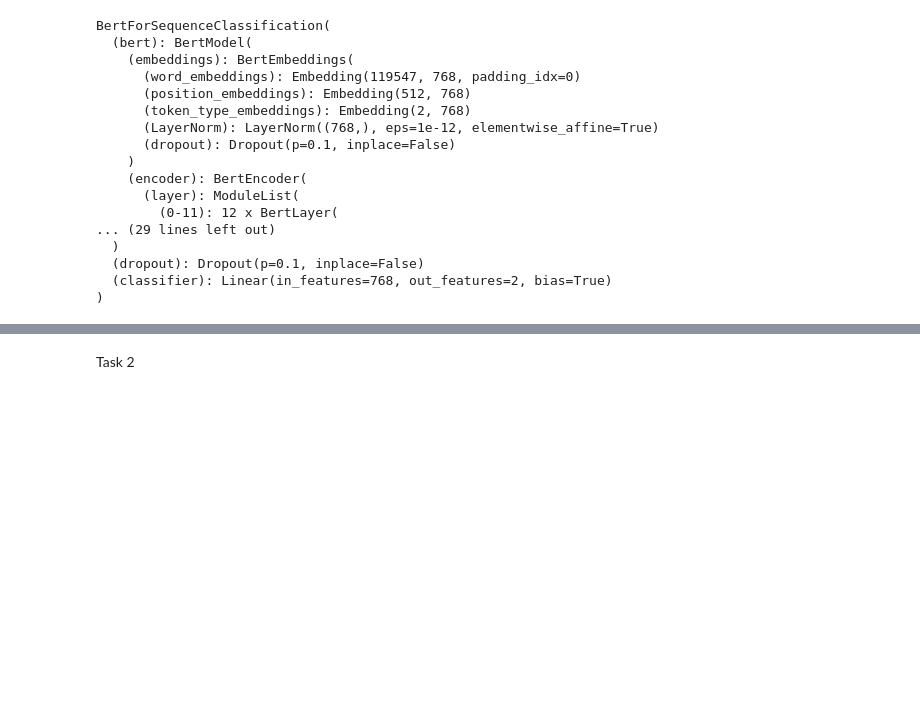
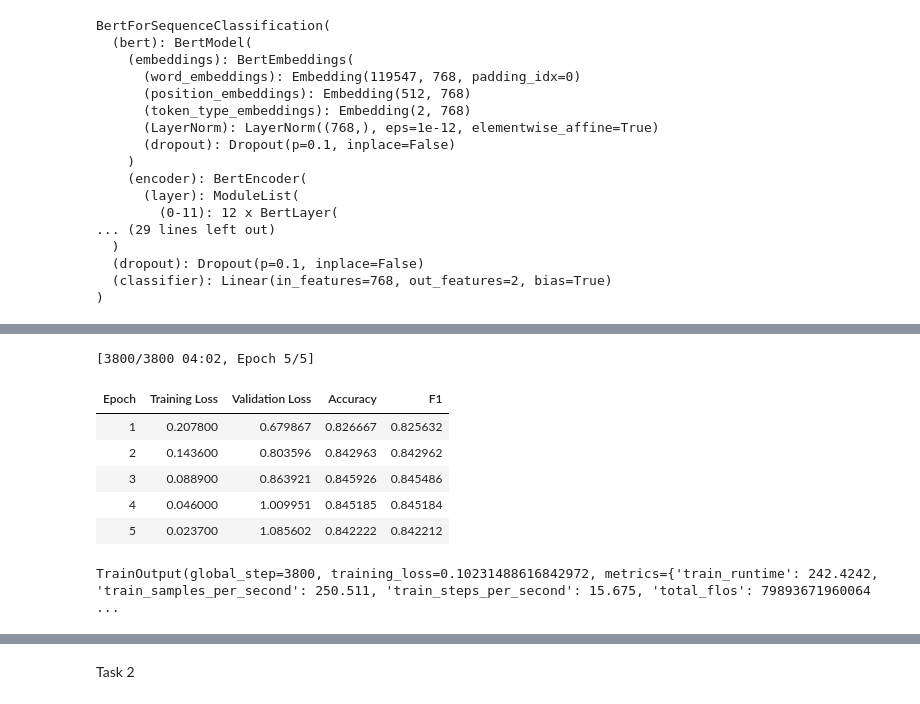
Before and after one commit to kadirchan/461-hw2, a Jupyter notebook: e2448207_hw2.ipynb, the cells around one changed output, grey strips where cells are left out. Cells and saved outputs as stored; diff of their text form; code cells hidden in the pictures; blank space fills up the shorter version.

```diff
--- a/e2448207_hw2.ipynb
+++ b/e2448207_hw2.ipynb
@@ -223,0 +265,48 @@ weighted avg       0.85      0.85      0.85      1614
+# %%
+train_encodings_ideology = tokenizer_ideology(
+    list(train_data_ideology_balanced['text_en']),
+    truncation=True,
+    padding=True,
+    max_length=256
+)
+
+test_encodings_ideology = tokenizer_ideology(
+    list(test_data_ideology_balanced['text_en']),
+    truncation=True,
+    padding=True,
+    max_length=256
+)
+
+train_dataset_ideology_balanced = ParliamentDataset(train_encodings_ideology, list(train_data_ideology_balanced['label']))
+test_dataset_ideology_balanced = ParliamentDataset(test_encodings_ideology, list(test_data_ideology_balanced['label']))
+# %%
+training_args_ideology = TrainingArguments(
+output_dir='./results_ideology',
+num_train_epochs=5,
+per_device_train_batch_size=16,
+per_device_eval_batch_size=64,
+fp16= True if torch.cuda.is_available() else False,
+eval_strategy="epoch",
+save_strategy="epoch",
+learning_rate=2e-5,
+report_to="tensorboard"
+)
+
+trainer_ideology_balanced = Trainer(
+    model=model_ideology,
+    args=training_args_ideology,
+    train_dataset=train_dataset_ideology_balanced,
+    eval_dataset=test_dataset_ideology_balanced,
+    compute_metrics=compute_metrics,
+)
+
+trainer_ideology_balanced.train()
+# %% [output]
+[3800/3800 04:02, Epoch 5/5]
+| Epoch | Training Loss | Validation Loss | Accuracy | F1 |
+| 1 | 0.207800 | 0.679867 | 0.826667 | 0.825632 |
+| 2 | 0.143600 | 0.803596 | 0.842963 | 0.842962 |
+| 3 | 0.088900 | 0.863921 | 0.845926 | 0.845486 |
+| 4 | 0.046000 | 1.009951 | 0.845185 | 0.845184 |
+| 5 | 0.023700 | 1.085602 | 0.842222 | 0.842212 |
+TrainOutput(global_step=3800, training_loss=0.10231488616842972, metrics={'train_runtime': 242.4242, 'train_samples_per_second': 250.511, 'train_steps_per_second': 15.675, 'total_flos': 79893671960064 ...
```
Also changed, not shown: parts of 16 cells of this notebook.
